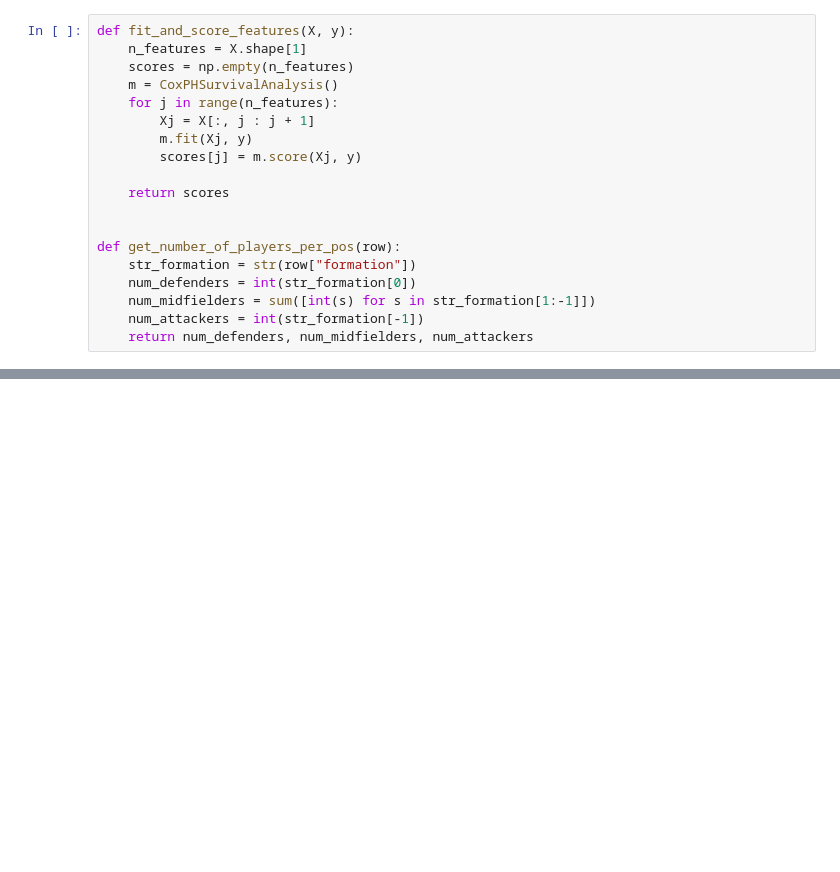
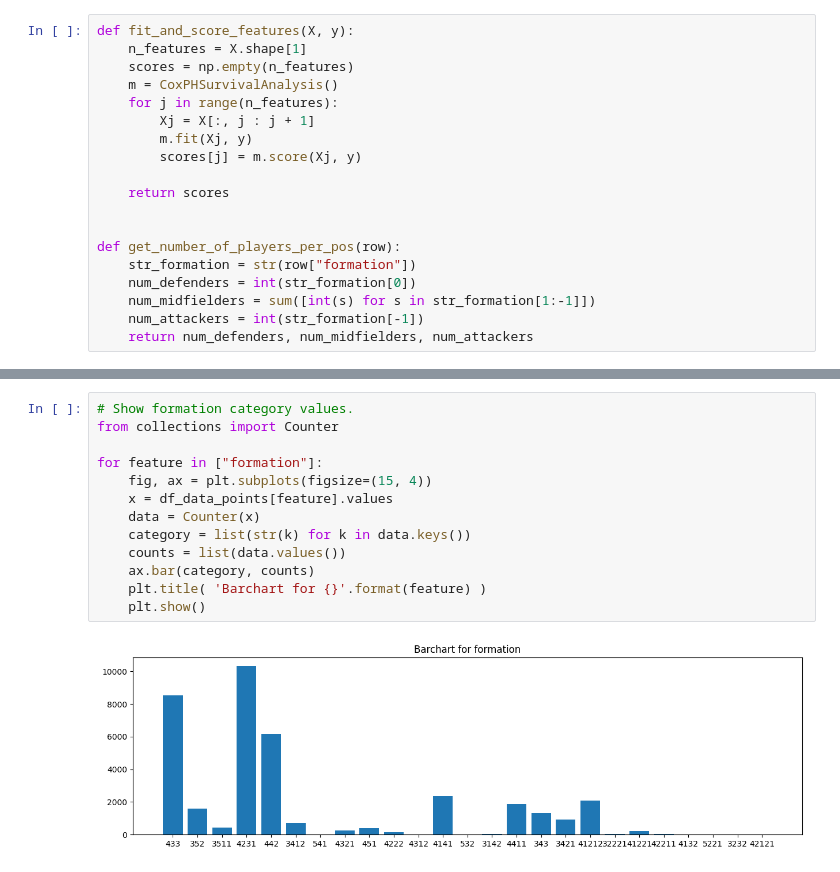
Before and after one commit to SFETNI/Omdena-UEFAEURO2024, a Jupyter notebook: task3-machine-learning-modeling/effect_of_team_formation_on_match_outcome/team_formation_impact_to_match_outcome_analysis.ipynb, the cells around one changed output, grey strips where cells are left out. Cells and saved outputs as stored; diff of their text form; blank space fills up the shorter version.

```diff
--- a/task3-machine-learning-modeling/effect_of_team_formation_on_match_outcome/team_formation_impact_to_match_outcome_analysis.ipynb
+++ b/task3-machine-learning-modeling/effect_of_team_formation_on_match_outcome/team_formation_impact_to_match_outcome_analysis.ipynb
@@ -115,0 +172,15 @@ dtype: float64
+# %%
+# Show formation category values.
+from collections import Counter
+
+for feature in ["formation"]:
+    fig, ax = plt.subplots(figsize=(15, 4))
+    x = df_data_points[feature].values
+    data = Counter(x)
+    category = list(str(k) for k in data.keys())
+    counts = list(data.values())
+    ax.bar(category, counts)
+    plt.title( 'Barchart for {}'.format(feature) )
+    plt.show()
+# %% [output]
+[figure, added]
```
Also changed, not shown: parts of 27 cells of this notebook, 1 other file.
